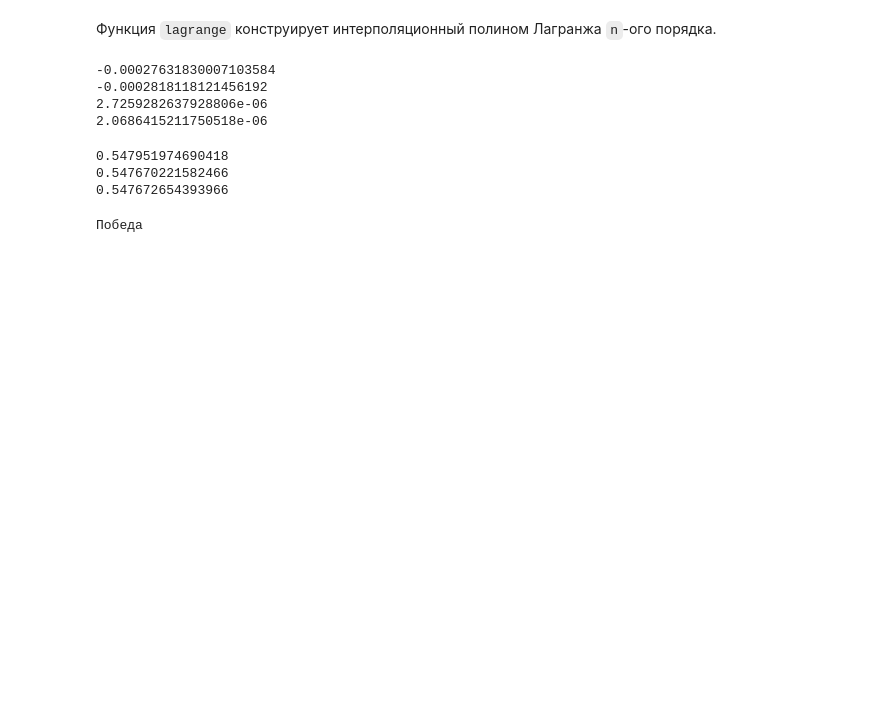
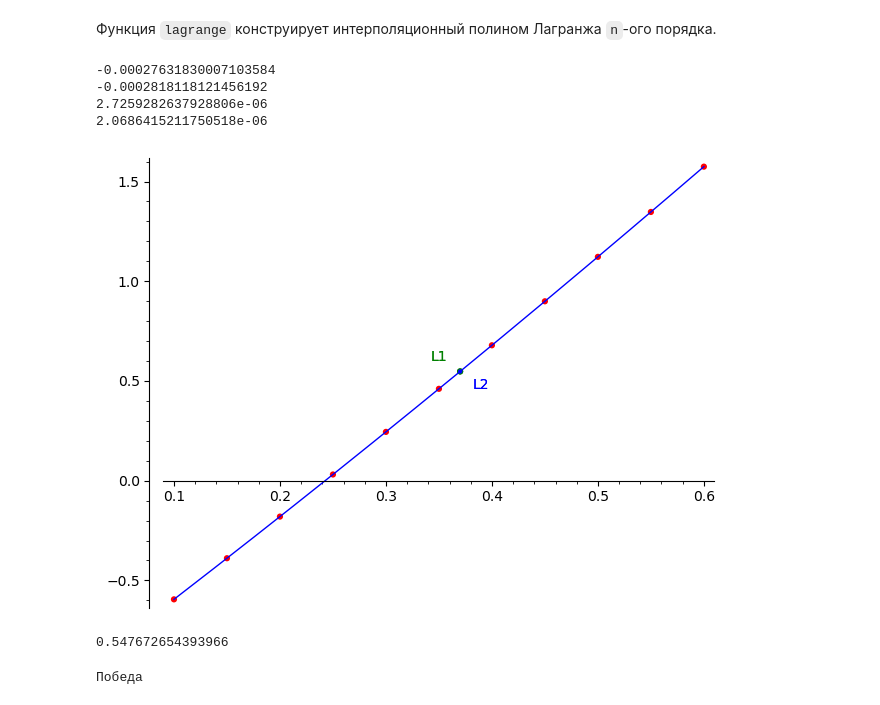
Before and after one commit to MrFox131/Computation-Mathematics-labs, a Jupyter notebook: 1_lab.ipynb, the cells around one changed output. Drawn from its saved outputs; the diff is of its cells as text; code cells hidden in the pictures; blank space fills up the shorter version.

```diff
--- a/1_lab.ipynb
+++ b/1_lab.ipynb
@@ -52,14 +54,15 @@ print(R1_max, R1_min, R2_max, R2_min, sep = "\n")
 -0.0002818118121456192
 2.7259282637928806e-06
 2.0686415211750518e-06
-# %%
-print(L1(x=target_x))
-print(L2(x=target_x))
-print(y(x=target_x))
-# %% [output]
-0.547951974690418
-0.547670221582466
-0.547672654393966
+# %%
+p += point((target_x, L1(x=target_x)), color='green', size=20)
+p += text('L1', (target_x-0.02, L1(x=target_x)+0.07), color='green')
+p += point((target_x, L2(x=target_x)), color='blue', size = 10)
+p += text('L2', (target_x+0.02, L1(x=target_x)-0.07), color='blue')
+p.show()
+# %% [output]
+[figure, added]
+0.547672654393966
 # %%
 if R1_min <  y(x=target_x) - L1(x=target_x) < R1_max:
     print("Победа")
```
Also changed, not shown: parts of 1 cell of this notebook.
